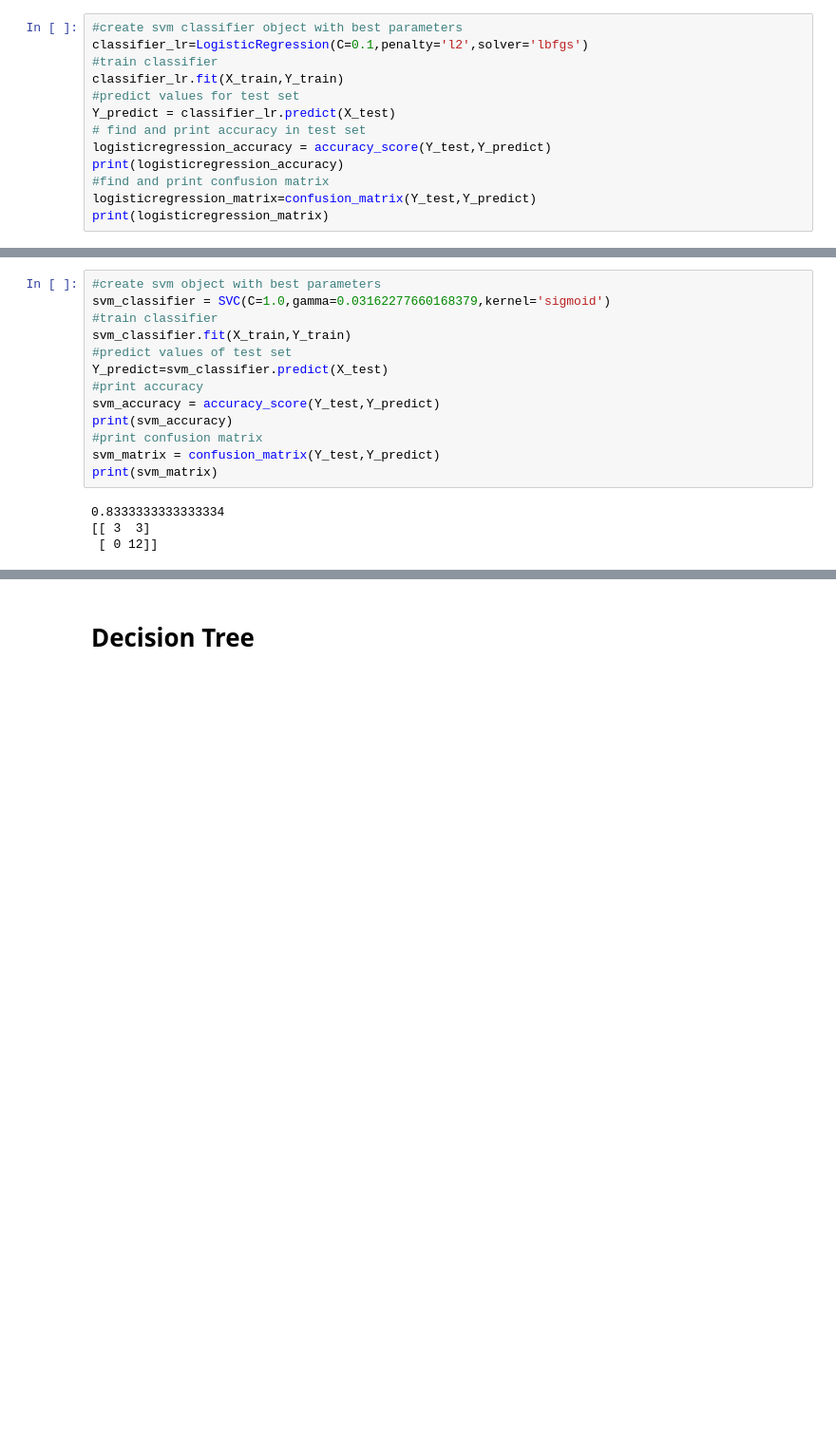
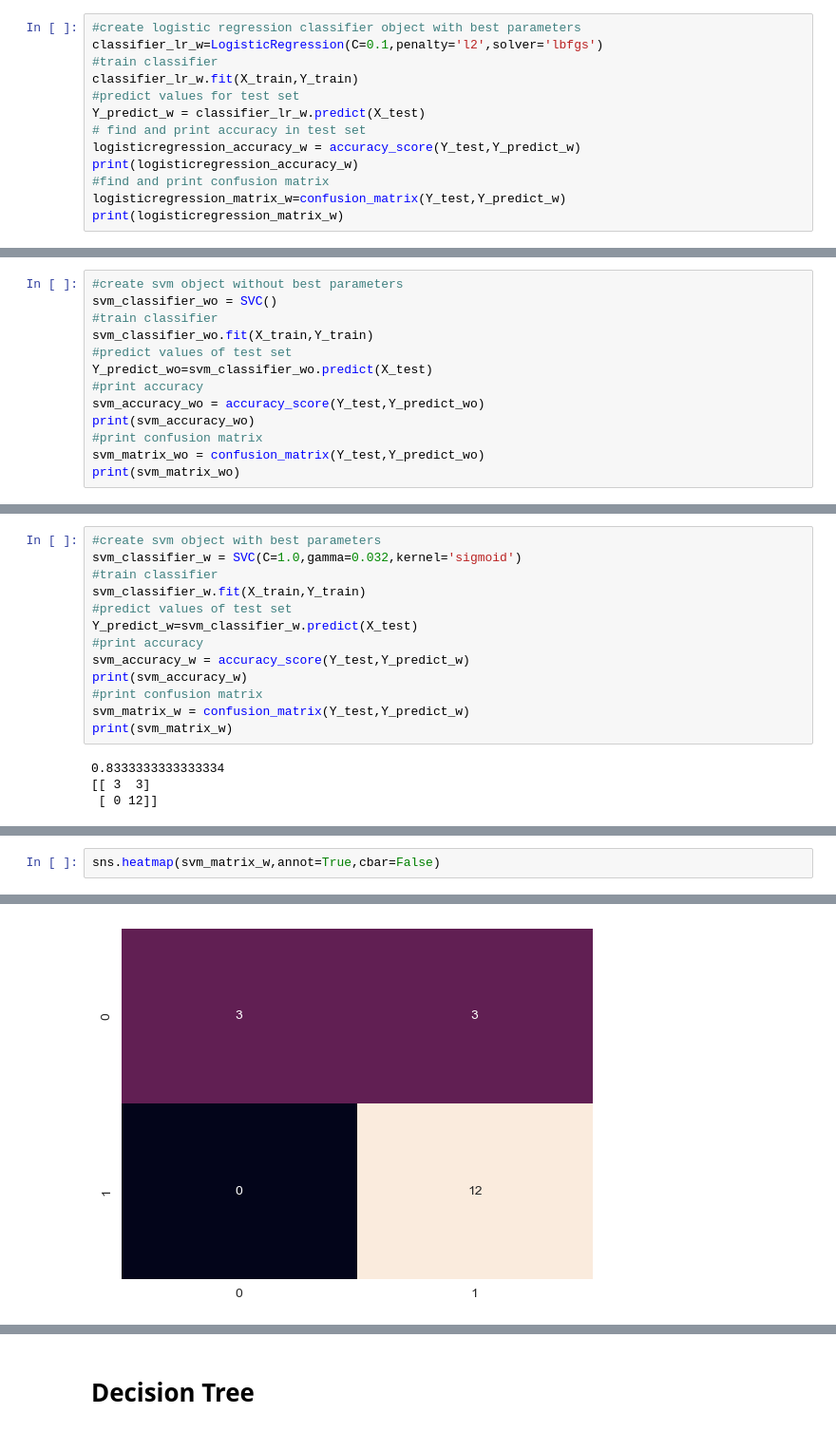
Before and after one commit to MahsaghaVIPanjeh/SpaceX_Falcon9_Project, a Jupyter notebook: Modeling.ipynb, the cells around one changed output, grey strips where cells are left out. Shown: that part at 95% size. Cells and saved outputs as stored; diff of their text form; blank space fills up the shorter version.

```diff
--- a/Modeling.ipynb
+++ b/Modeling.ipynb
@@ -108,16 +125,16 @@ The best parameteres for Logistic regression are:{'C': 1, 'penalty': 'l2', 'solv
 # %%
-#create svm classifier object with best parameters
-classifier_lr=LogisticRegression(C=0.1,penalty='l2',solver='lbfgs')
+#create logistic regression classifier object with best parameters
+classifier_lr_w=LogisticRegression(C=0.1,penalty='l2',solver='lbfgs')
 #train classifier
-classifier_lr.fit(X_train,Y_train)
+classifier_lr_w.fit(X_train,Y_train)
 #predict values for test set
-Y_predict = classifier_lr.predict(X_test)
+Y_predict_w = classifier_lr_w.predict(X_test)
 # find and print accuracy in test set
-logisticregression_accuracy = accuracy_score(Y_test,Y_predict)
-print(logisticregression_accuracy)
+logisticregression_accuracy_w = accuracy_score(Y_test,Y_predict_w)
+print(logisticregression_accuracy_w)
 #find and print confusion matrix
-logisticregression_matrix=confusion_matrix(Y_test,Y_predict)
-print(logisticregression_matrix)
+logisticregression_matrix_w=confusion_matrix(Y_test,Y_predict_w)
+print(logisticregression_matrix_w)
 # %% [output]
 0.8333333333333334
 [[ 3  3]
@@ -144,3 +161,16 @@ svm_cv.fit(X_train,Y_train)
 print('The best parameteres for SVM are:{x} and best accuracy score is {y}'.format(x=svm_cv.best_params_,y=svm_cv.best_score_))
 # %% [output]
 The best parameteres for SVM are:{'C': 1.0, 'gamma': 0.03162277660168379, 'kernel': 'sigmoid'} and best accuracy score is 0.8482142857142858
+# %%
+#create svm object without best parameters
+svm_classifier_wo = SVC()
+#train classifier
+svm_classifier_wo.fit(X_train,Y_train)
+#predict values of test set
+Y_predict_wo=svm_classifier_wo.predict(X_test)
+#print accuracy
+svm_accuracy_wo = accuracy_score(Y_test,Y_predict_wo)
+print(svm_accuracy_wo)
+#print confusion matrix
+svm_matrix_wo = confusion_matrix(Y_test,Y_predict_wo)
+print(svm_matrix_wo)
@@ -147,16 +181,16 @@ The best parameteres for SVM are:{'C': 1.0, 'gamma': 0.03162277660168379, 'kerne
 # %%
 #create svm object with best parameters
-svm_classifier = SVC(C=1.0,gamma=0.03162277660168379,kernel='sigmoid')
+svm_classifier_w = SVC(C=1.0,gamma=0.032,kernel='sigmoid')
 #train classifier
-svm_classifier.fit(X_train,Y_train)
+svm_classifier_w.fit(X_train,Y_train)
 #predict values of test set
-Y_predict=svm_classifier.predict(X_test)
+Y_predict_w=svm_classifier_w.predict(X_test)
 #print accuracy
-svm_accuracy = accuracy_score(Y_test,Y_predict)
-print(svm_accuracy)
+svm_accuracy_w = accuracy_score(Y_test,Y_predict_w)
+print(svm_accuracy_w)
 #print confusion matrix
-svm_matrix = confusion_matrix(Y_test,Y_predict)
-print(svm_matrix)
+svm_matrix_w = confusion_matrix(Y_test,Y_predict_w)
+print(svm_matrix_w)
 # %% [output]
 0.8333333333333334
 [[ 3  3]
@@ -163,0 +206,3 @@ print(svm_matrix)
+# %%
+sns.heatmap(svm_matrix_w,annot=True,cbar=False)
+# %% [output]
@@ -163,0 +210 @@ print(svm_matrix)
+[figure, added]
```
Also changed, not shown: parts of 22 cells of this notebook, 2 other files.
